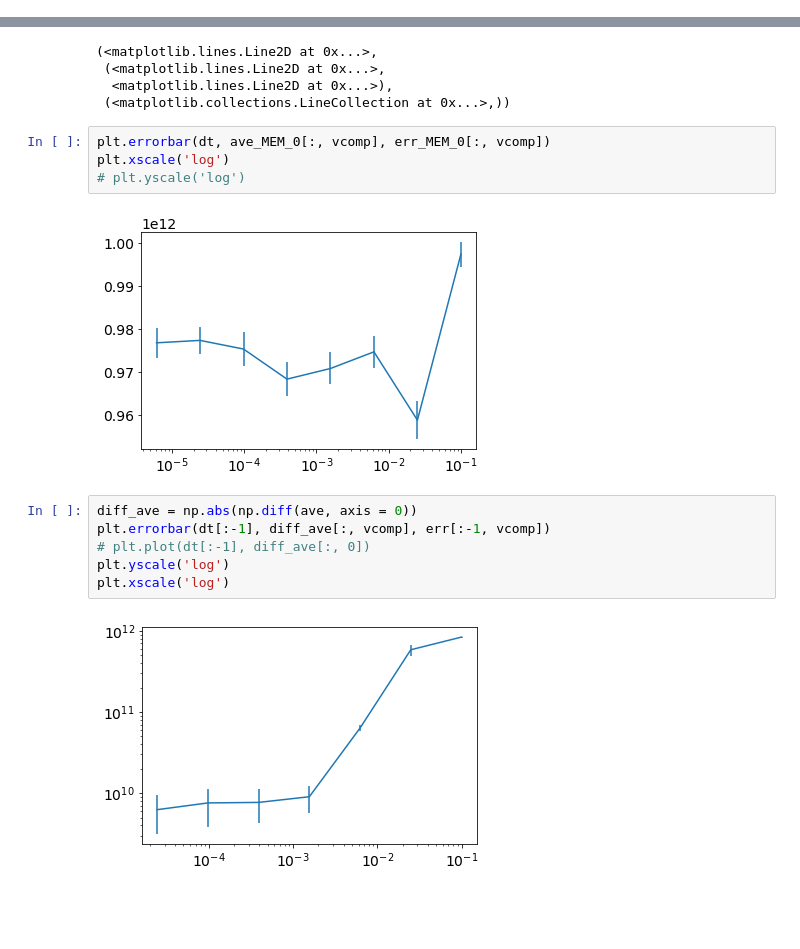
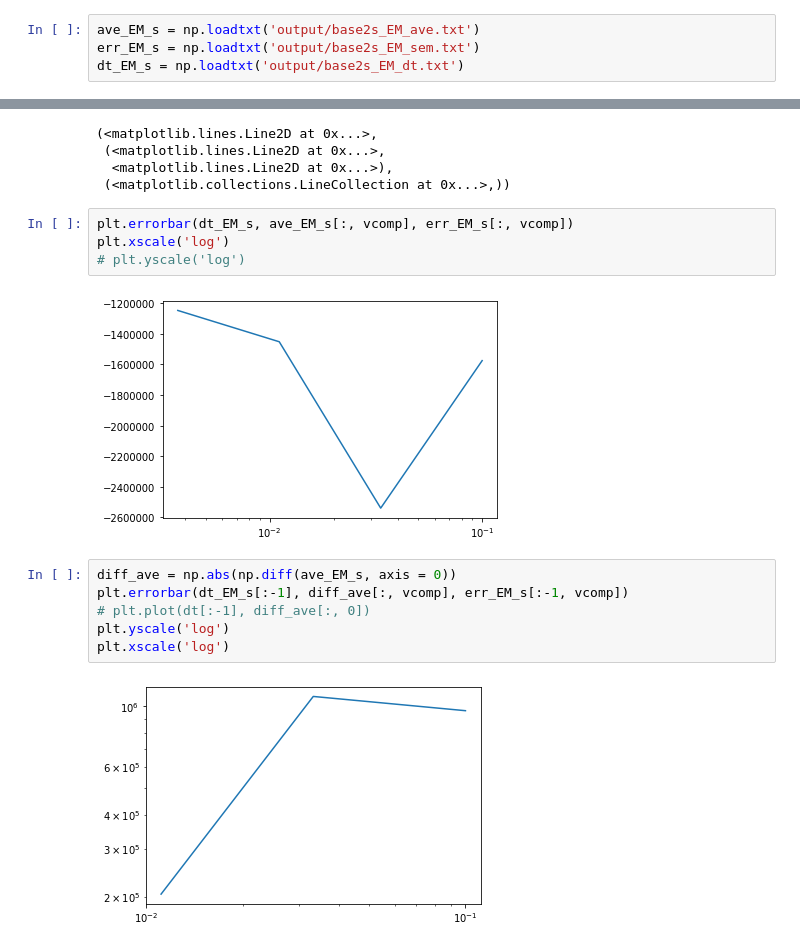
Before and after one commit to lauraxinzhang/CoulombCollisions, a Jupyter notebook: plot_output.ipynb, the cells around one changed output, grey strips where cells are left out. Cells and saved outputs as stored; diff of their text form; blank space fills up the shorter version.

```diff
--- a/plot_output.ipynb
+++ b/plot_output.ipynb
@@ -20,3 +20,7 @@ dt_EM = np.loadtxt('output/w_EM_mom2__dt.txt')
+# %%
+ave_EM_s = np.loadtxt('output/base2s_EM_ave.txt')
+err_EM_s = np.loadtxt('output/base2s_EM_sem.txt')
+dt_EM_s = np.loadtxt('output/base2s_EM_dt.txt')
 # %%
 vcomp =0
 # %%
@@ -100,16 +109,16 @@ line
   <matplotlib.lines.Line2D at 0x...>),
  (<matplotlib.collections.LineCollection at 0x...>,))
 # %%
-plt.errorbar(dt, ave_MEM_0[:, vcomp], err_MEM_0[:, vcomp])
+plt.errorbar(dt_EM_s, ave_EM_s[:, vcomp], err_EM_s[:, vcomp])
 plt.xscale('log')
 # plt.yscale('log')
 # %% [output]
-[figure, old version]
+[figure, new version]
 # %%
-diff_ave = np.abs(np.diff(ave, axis = 0))
-plt.errorbar(dt[:-1], diff_ave[:, vcomp], err[:-1, vcomp])
+diff_ave = np.abs(np.diff(ave_EM_s, axis = 0))
+plt.errorbar(dt_EM_s[:-1], diff_ave[:, vcomp], err_EM_s[:-1, vcomp])
 # plt.plot(dt[:-1], diff_ave[:, 0])
 plt.yscale('log')
 plt.xscale('log')
 # %% [output]
-[figure, old version]
+[figure, new version]
```
Also changed, not shown: parts of 6 cells of this notebook, 3 other files.
